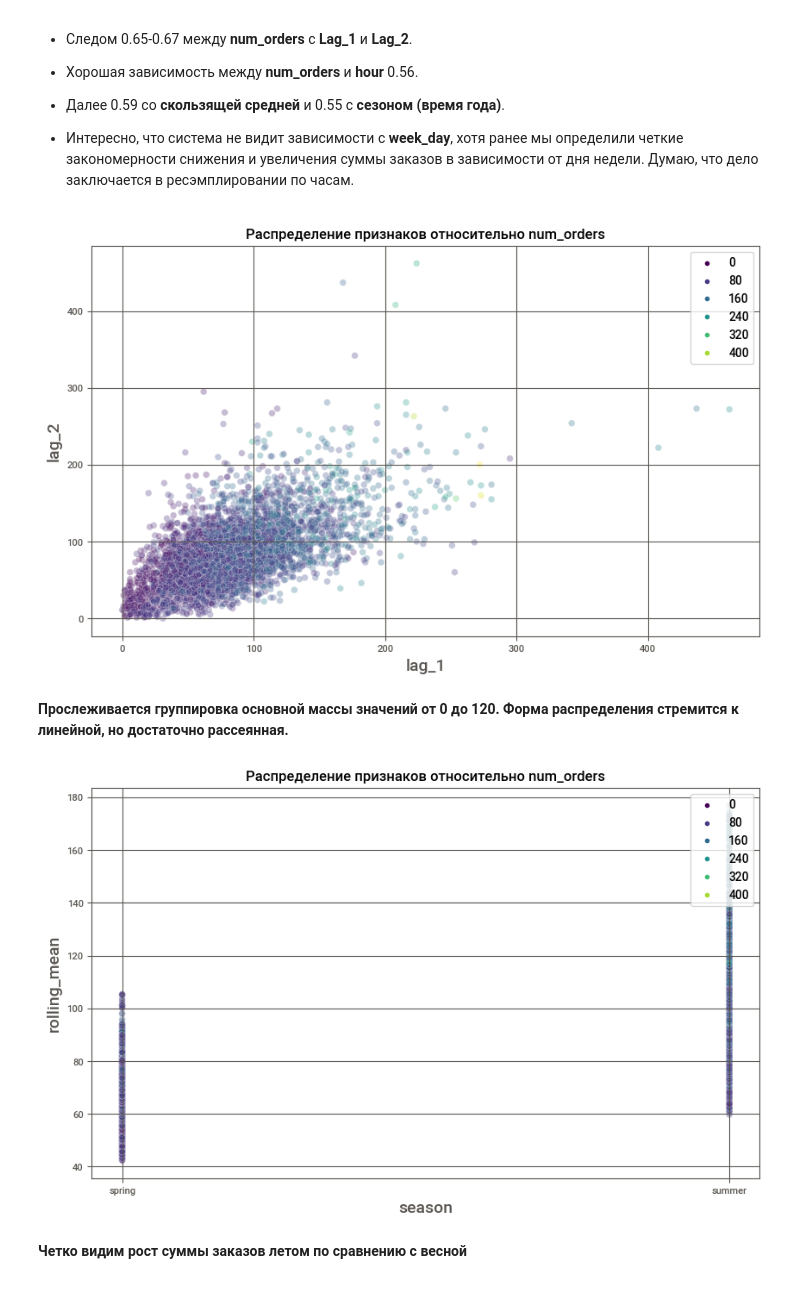
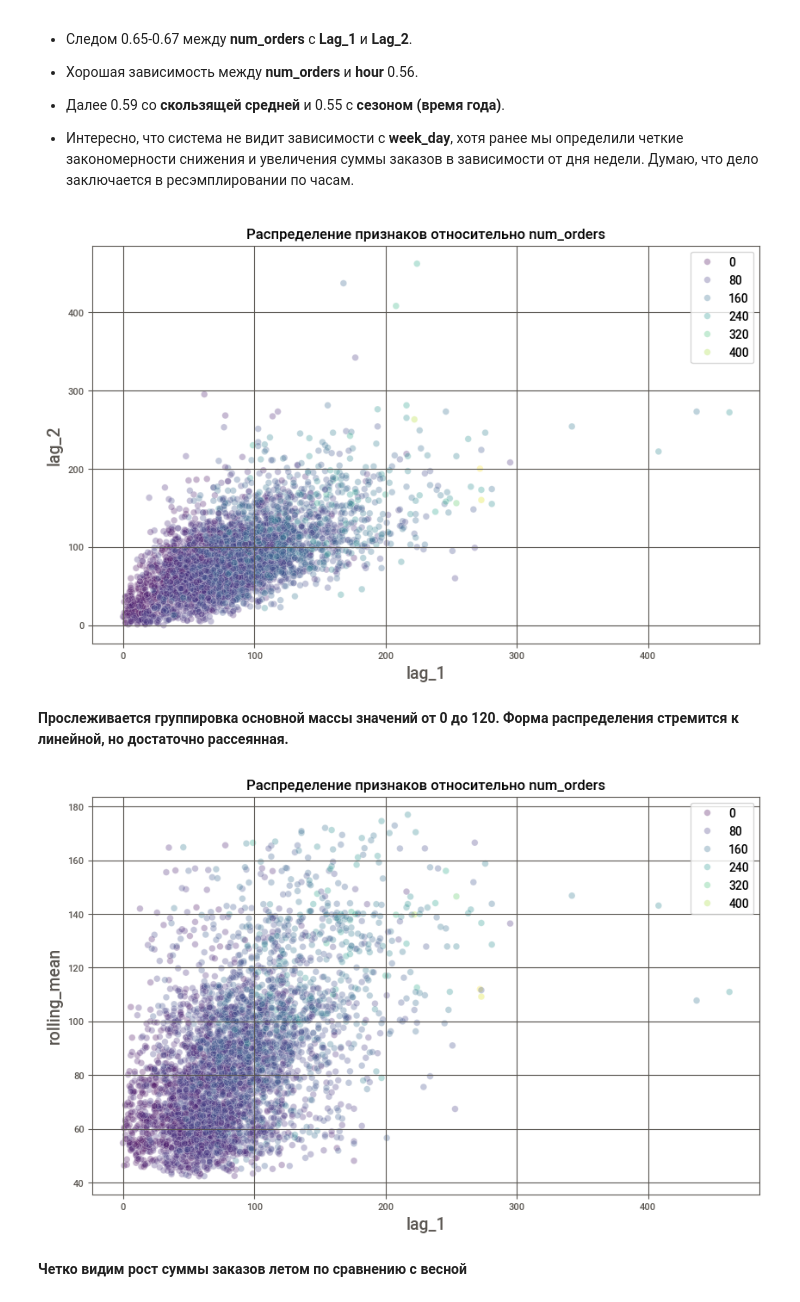
Before and after one commit to Haarloss/ml_pets, a Jupyter notebook: 9. Временные ряды + TimeSplit CV/Временные ряды и TimeSplit CV.ipynb, the cells around one changed output. Cells and saved outputs as stored; diff of their text form; code cells hidden in the pictures.

```diff
--- a/9. Временные ряды + TimeSplit CV/Временные ряды и TimeSplit CV.ipynb
+++ b/9. Временные ряды + TimeSplit CV/Временные ряды и TimeSplit CV.ipynb
@@ -61,9 +57,9 @@ import lightgbm as lgb
 # %% [markdown]
 ## Подготовка
 # %%
-df_base=pd.read_csv('/datasets/taxi.csv', index_col=[0], parse_dates=[0])
+df_base=pd.read_csv('C:/Users/PC-4/Desktop//taxi.csv', index_col=[0], parse_dates=[0])
 df_base.sort_index(inplace=True)
-df_base.sample(10)
+df_base.head(10)
 # %% [output]
 |  | num_orders |
 | datetime |  |
@@ -109,38 +105,22 @@ df_base.head(5)
 # Cоздаем функцию для добавления новых фич
 def new_features(df, max_lag, rolling_mean_size):
     data=df.copy()
-    data['year'] = data.index.year
     data['month'] = data.index.month
     data['day'] = data.index.day
     data['hour'] = data.index.hour
     data['week_day'] = data.index.weekday
-    data['rolling_mean'] = data['num_orders'].shift().rolling(rolling_mean_size).mean()
+    data['rolling_mean'] = data['num_orders'].shift(24).rolling(rolling_mean_size).mean()
     #Взял скользящую статистику вместо константных значений отклонения, чтобы избежать очевидной линейной зависимости
-    data['rolling_std'] = data['num_orders'].rolling(rolling_mean_size).std()
-    data['std_shift_residuals'] = data['num_orders'].shift(max_lag) - data['rolling_std']
-    data['mean_shift_residuals'] = data['num_orders'].shift(max_lag) - data['rolling_mean']
 
     r=1
     for i in range(1, max_lag+1):
         k='lag_'+str(r)
         data[k] = data['num_orders'].shift(i)
         r+=1
-    data['rolling_mean'] = data['num_orders'].shift(fill_value=0).rolling(rolling_mean_size).mean()
     return data
 
-# Решил таким способ создать фичу времен года
-def get_season(month):
-    if month in [1,2,12]:
-        return 'winter'
-    elif month in [3,4,5]:
-        return 'spring'
-    elif month in [6,7,8]:
-        return 'summer'
-    else:
-        return 'autumn'
 
 data = new_features(df_base,5,24)
-data['season'] = data['month'].apply(get_season)
 
 data.head(10)
 # %% [output]
@@ -238,13 +218,13 @@ def scatter(feature_1,feature_2):
 # %%
 scatter('lag_1','lag_2')
 # %% [output]
-[figure, old version]
+[figure, new version]
 # %% [markdown]
 **Прослеживается группировка основной массы значений от 0 до 120. Форма распределения стремится к линейной, но достаточно рассеянная.**
 # %%
-scatter('season', 'rolling_mean')
+scatter('lag_1', 'rolling_mean')
 # %% [output]
-[figure, old version]
+[figure, new version]
 # %% [markdown]
 **Четко видим рост суммы заказов летом по сравнению с весной**
 # %%
```
Also changed, not shown: parts of 53 cells of this notebook.
